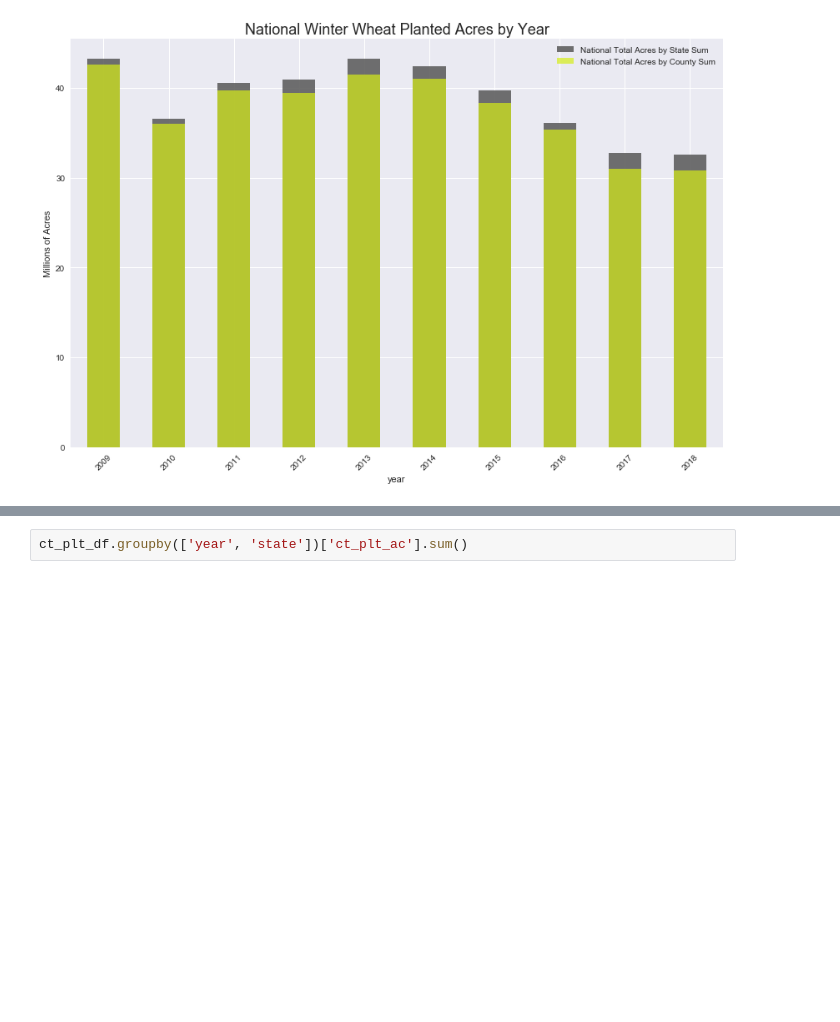
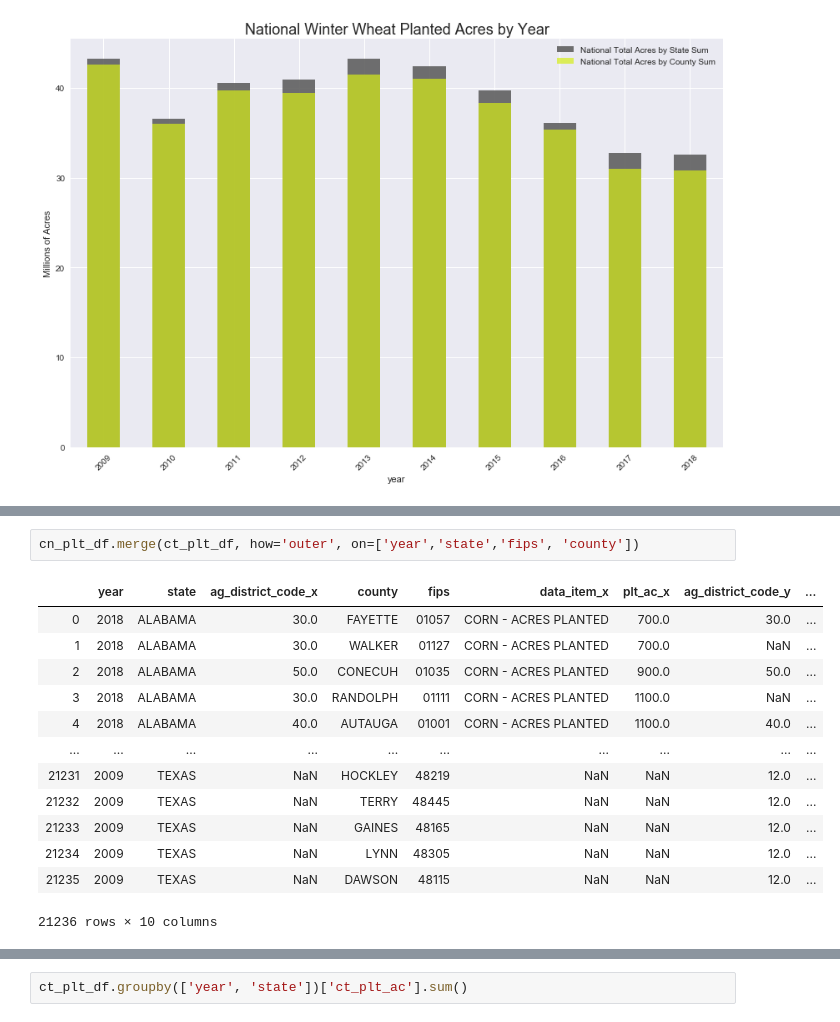
Before and after one commit to nomadtomas/State_Of_Agriculture, a Jupyter notebook: commodity_eda.ipynb, the cells around one changed output, grey strips where cells are left out. Cells and saved outputs as stored; diff of their text form; blank space fills up the shorter version.

```diff
--- a/commodity_eda.ipynb
+++ b/commodity_eda.ipynb
@@ -136,0 +177,16 @@ axs[1] = cn_plt_df.groupby('year')['cn_plt_ac'].sum().plot(kind='bar')
+# %%
+cn_plt_df.merge(ct_plt_df, how='outer', on=['year','state','fips', 'county'])
+# %% [output]
+|  | year | state | ag_district_code_x | county | fips | data_item_x | plt_ac_x | ag_district_code_y | ... |
+| 0 | 2018 | ALABAMA | 30.0 | FAYETTE | 01057 | CORN - ACRES PLANTED | 700.0 | 30.0 | ... |
+| 1 | 2018 | ALABAMA | 30.0 | WALKER | 01127 | CORN - ACRES PLANTED | 700.0 | NaN | ... |
+| 2 | 2018 | ALABAMA | 50.0 | CONECUH | 01035 | CORN - ACRES PLANTED | 900.0 | 50.0 | ... |
+| 3 | 2018 | ALABAMA | 30.0 | RANDOLPH | 01111 | CORN - ACRES PLANTED | 1100.0 | NaN | ... |
+| 4 | 2018 | ALABAMA | 40.0 | AUTAUGA | 01001 | CORN - ACRES PLANTED | 1100.0 | 40.0 | ... |
+| ... | ... | ... | ... | ... | ... | ... | ... | ... | ... |
+| 21231 | 2009 | TEXAS | NaN | HOCKLEY | 48219 | NaN | NaN | 12.0 | ... |
+| 21232 | 2009 | TEXAS | NaN | TERRY | 48445 | NaN | NaN | 12.0 | ... |
+| 21233 | 2009 | TEXAS | NaN | GAINES | 48165 | NaN | NaN | 12.0 | ... |
+| 21234 | 2009 | TEXAS | NaN | LYNN | 48305 | NaN | NaN | 12.0 | ... |
+| 21235 | 2009 | TEXAS | NaN | DAWSON | 48115 | NaN | NaN | 12.0 | ... |
+21236 rows × 10 columns
```
Also changed, not shown: parts of 16 cells of this notebook.
